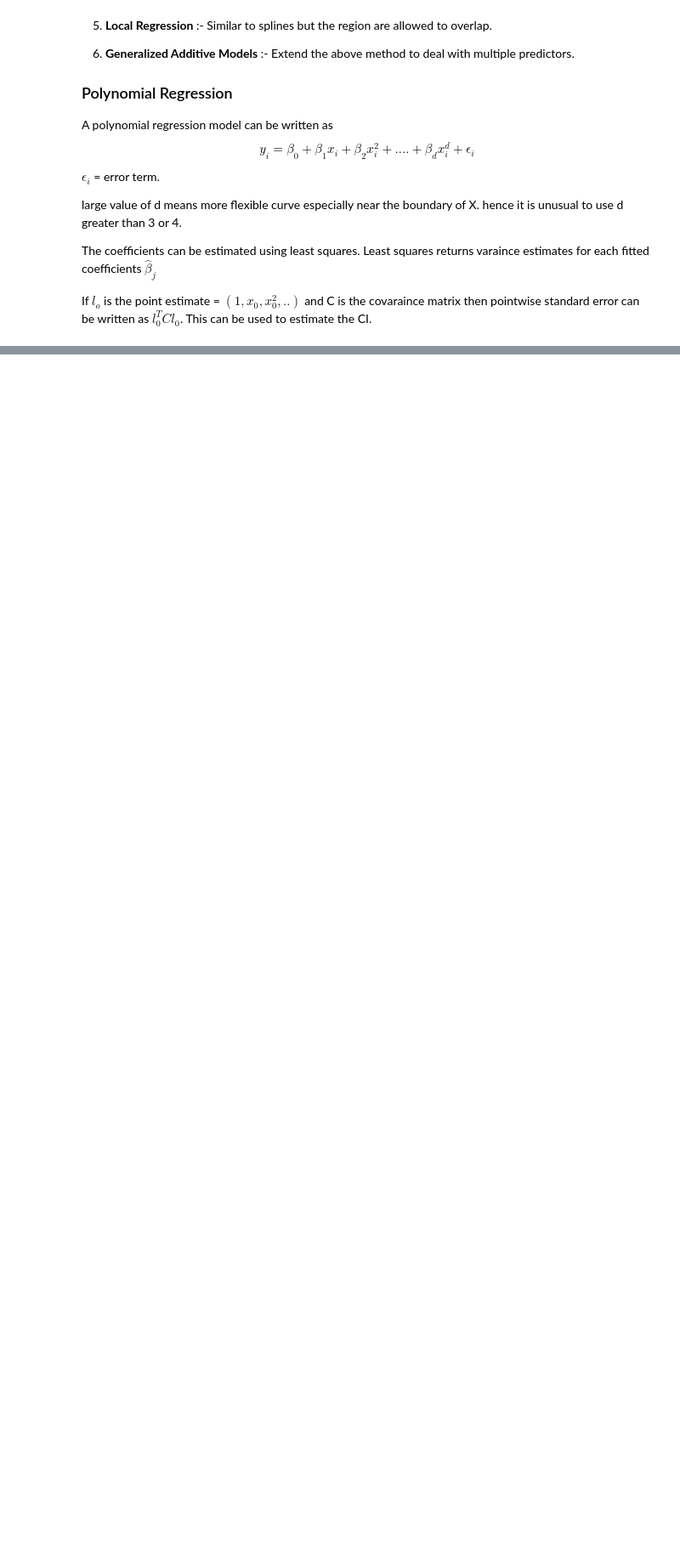
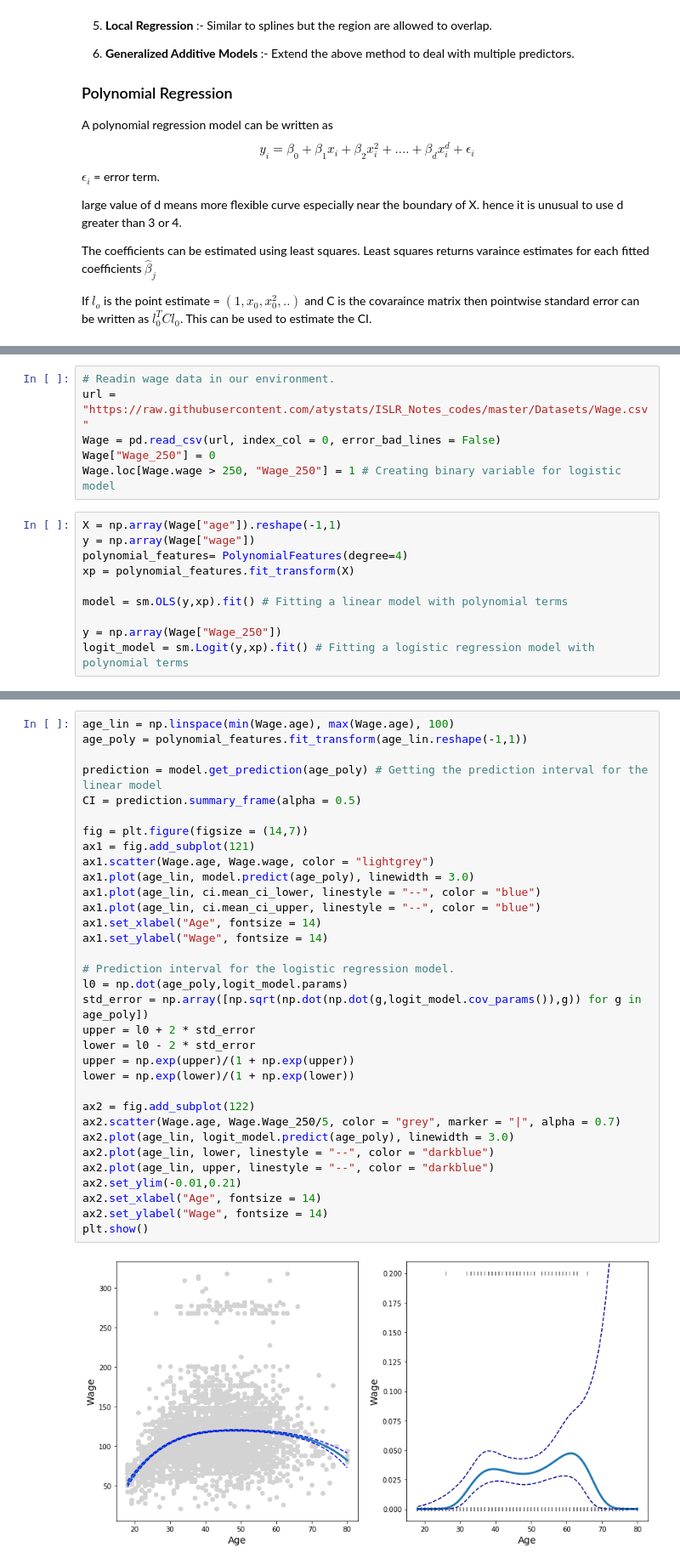
Before and after one commit to atystats/ISLR_Notes_codes, a Jupyter notebook: Chapter 7.ipynb, the cells around one changed output, grey strips where cells are left out. Shown at 85% size. Cells and saved outputs as stored; diff of their text form; blank space fills up the shorter version.

Commit message:
Notebook on ISLR

```diff
--- a/Chapter 7.ipynb
+++ b/Chapter 7.ipynb
@@ -34,0 +44,16 @@ This can be used to estimate the CI.
+# %%
+# Readin wage data in our environment.
+url = "https://raw.githubusercontent.com/atystats/ISLR_Notes_codes/master/Datasets/Wage.csv"
+Wage = pd.read_csv(url, index_col = 0, error_bad_lines = False)
+Wage["Wage_250"] = 0
+Wage.loc[Wage.wage > 250, "Wage_250"] = 1 # Creating binary variable for logistic model
+# %%
+X = np.array(Wage["age"]).reshape(-1,1)
+y = np.array(Wage["wage"])
+polynomial_features= PolynomialFeatures(degree=4)
+xp = polynomial_features.fit_transform(X)
+
+model = sm.OLS(y,xp).fit() # Fitting a linear model with polynomial terms
+
+y = np.array(Wage["Wage_250"])
+logit_model = sm.Logit(y,xp).fit() # Fitting a logistic regression model with polynomial terms
@@ -34,0 +64,35 @@ This can be used to estimate the CI.
+# %%
+age_lin = np.linspace(min(Wage.age), max(Wage.age), 100)
+age_poly = polynomial_features.fit_transform(age_lin.reshape(-1,1))
+
+prediction = model.get_prediction(age_poly) # Getting the prediction interval for the linear model
+CI = prediction.summary_frame(alpha = 0.5)
+
+fig = plt.figure(figsize = (14,7))
+ax1 = fig.add_subplot(121)
+ax1.scatter(Wage.age, Wage.wage, color = "lightgrey")
+ax1.plot(age_lin, model.predict(age_poly), linewidth = 3.0)
+ax1.plot(age_lin, ci.mean_ci_lower, linestyle = "--", color = "blue")
+ax1.plot(age_lin, ci.mean_ci_upper, linestyle = "--", color = "blue")
+ax1.set_xlabel("Age", fontsize = 14)
+ax1.set_ylabel("Wage", fontsize = 14)
+
+# Prediction interval for the logistic regression model.
+l0 = np.dot(age_poly,logit_model.params)
+std_error = np.array([np.sqrt(np.dot(np.dot(g,logit_model.cov_params()),g)) for g in age_poly])
+upper = l0 + 2 * std_error
+lower = l0 - 2 * std_error
+upper = np.exp(upper)/(1 + np.exp(upper))
+lower = np.exp(lower)/(1 + np.exp(lower))
+
+ax2 = fig.add_subplot(122)
+ax2.scatter(Wage.age, Wage.Wage_250/5, color = "grey", marker = "|", alpha = 0.7)
+ax2.plot(age_lin, logit_model.predict(age_poly), linewidth = 3.0)
+ax2.plot(age_lin, lower, linestyle = "--", color = "darkblue")
+ax2.plot(age_lin, upper, linestyle = "--", color = "darkblue")
+ax2.set_ylim(-0.01,0.21)
+ax2.set_xlabel("Age", fontsize = 14)
+ax2.set_ylabel("Wage", fontsize = 14)
+plt.show()
+# %% [output]
+[figure, added]
```
Also changed, not shown: parts of 2 cells of this notebook.
